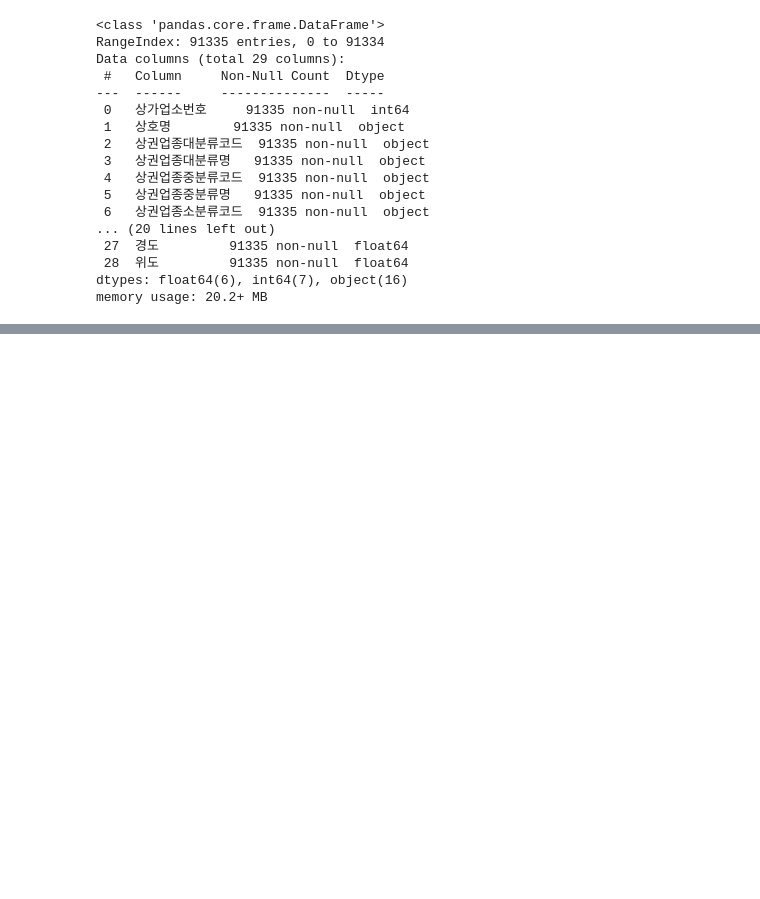
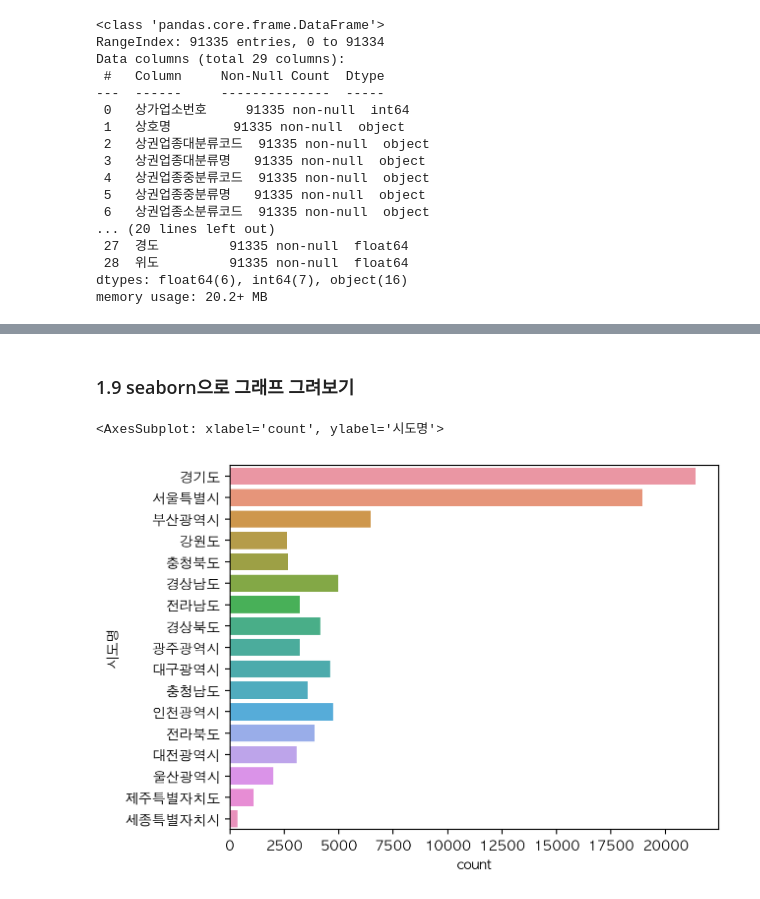
Before and after one commit to Minsoo0405/pythonbasic, a Jupyter notebook: coaching_study/coaching_study_2week.ipynb, the cells around one changed output, grey strips where cells are left out. Saved outputs shown, nothing was run; the diff lists cells and outputs as text; code cells hidden in the pictures; blank space fills up the shorter version.

```diff
--- a/coaching_study/coaching_study_2week.ipynb
+++ b/coaching_study/coaching_study_2week.ipynb
@@ -201,0 +366,8 @@ memory usage: 20.2+ MB
+# %% [markdown]
+### 1.9 seaborn으로 그래프 그려보기
+# %%
+# countplot을 그리기
+sns.countplot(data=df, y="시도명")
+# %% [output]
+<AxesSubplot: xlabel='count', ylabel='시도명'>
+[figure, added]
```
Also changed, not shown: parts of 33 cells of this notebook, 1 other file.
